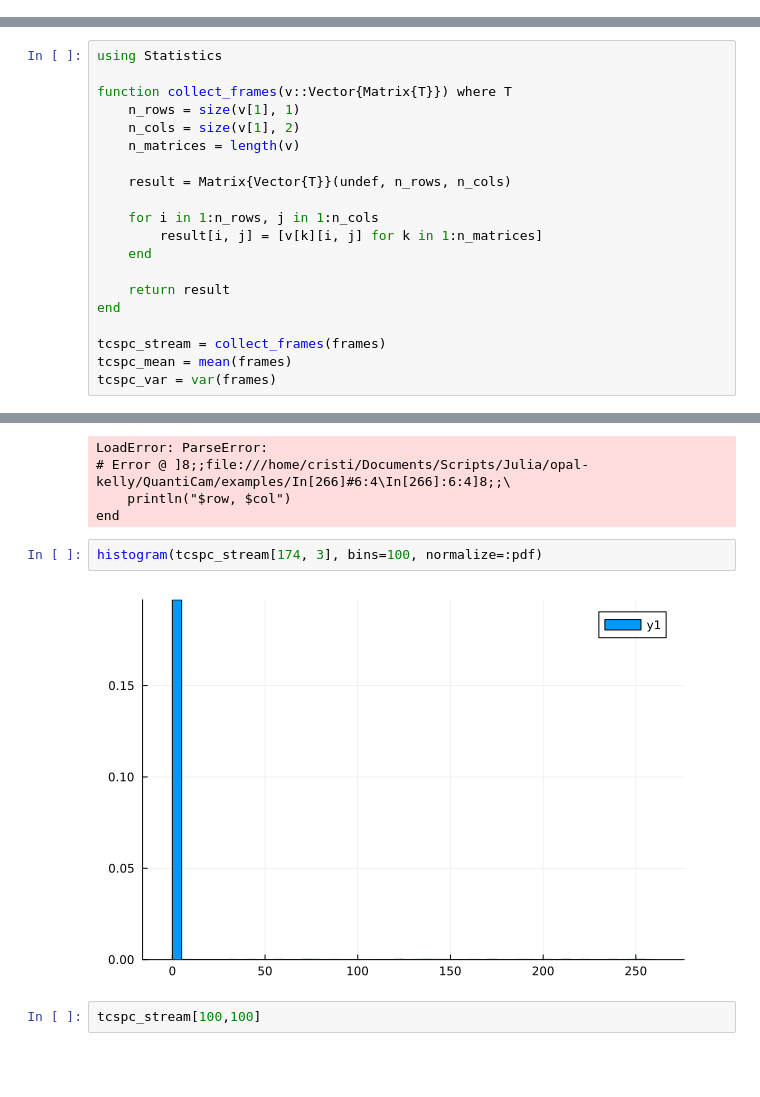
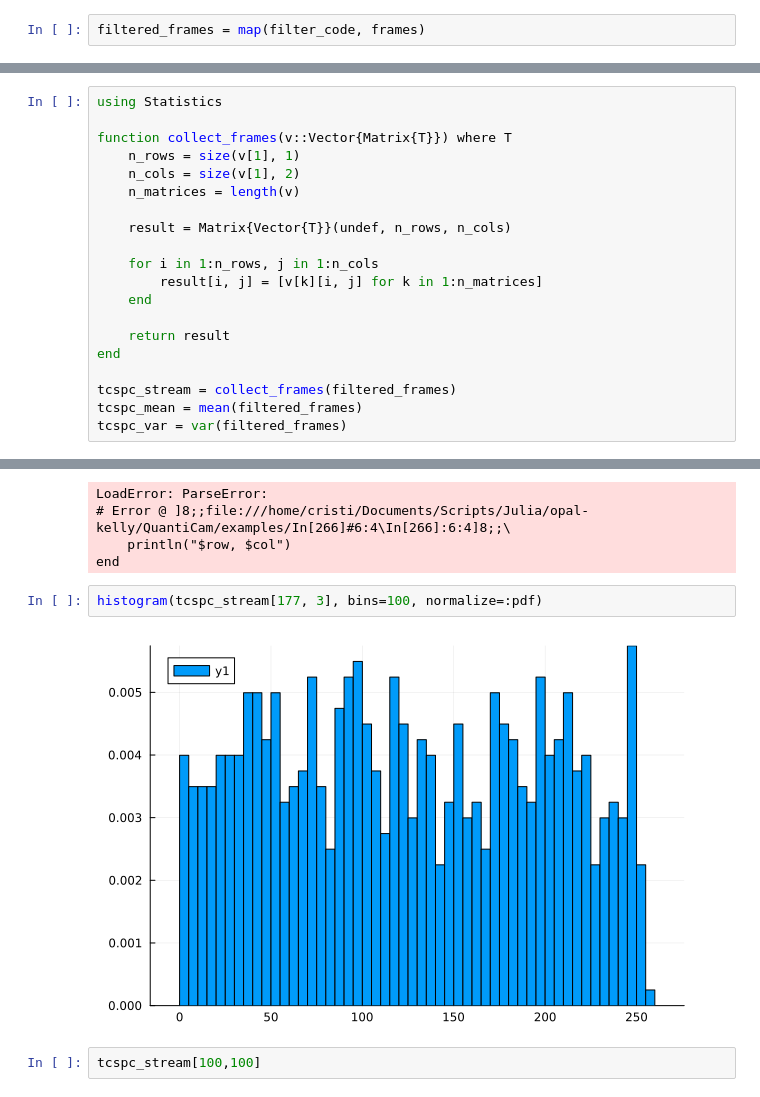
Before and after one commit to crisbour/QuantiCam.jl, a Jupyter notebook: examples/debug-QC.ipynb, the cells around one changed output, grey strips where cells are left out. Drawn from its saved outputs; the diff is of its cells as text; blank space fills up the shorter version.

```diff
--- a/examples/debug-QC.ipynb
+++ b/examples/debug-QC.ipynb
@@ -183,0 +201,2 @@ heatmap(frames[12])
+# %%
+filtered_frames = map(filter_code, frames)
@@ -198,7 +239,7 @@ function collect_frames(v::Vector{Matrix{T}}) where T
     return result
 end
 
-tcspc_stream = collect_frames(frames)
-tcspc_mean = mean(frames)
-tcspc_var = var(frames)
+tcspc_stream = collect_frames(filtered_frames)
+tcspc_mean = mean(filtered_frames)
+tcspc_var = var(filtered_frames)
 # %% [output]
@@ -233,9 +274,9 @@ LoadError: ParseError:
     println("$row, $col")
 end
 # %%
-histogram(tcspc_stream[174, 3], bins=100, normalize=:pdf)
+histogram(tcspc_stream[177, 3], bins=100, normalize=:pdf)
 # %% [output]
-[figure, old version]
+[figure, new version]
 # %%
 tcspc_stream[100,100]
 # %% [output]
```
Also changed, not shown: parts of 6 cells of this notebook, 9 other files.
